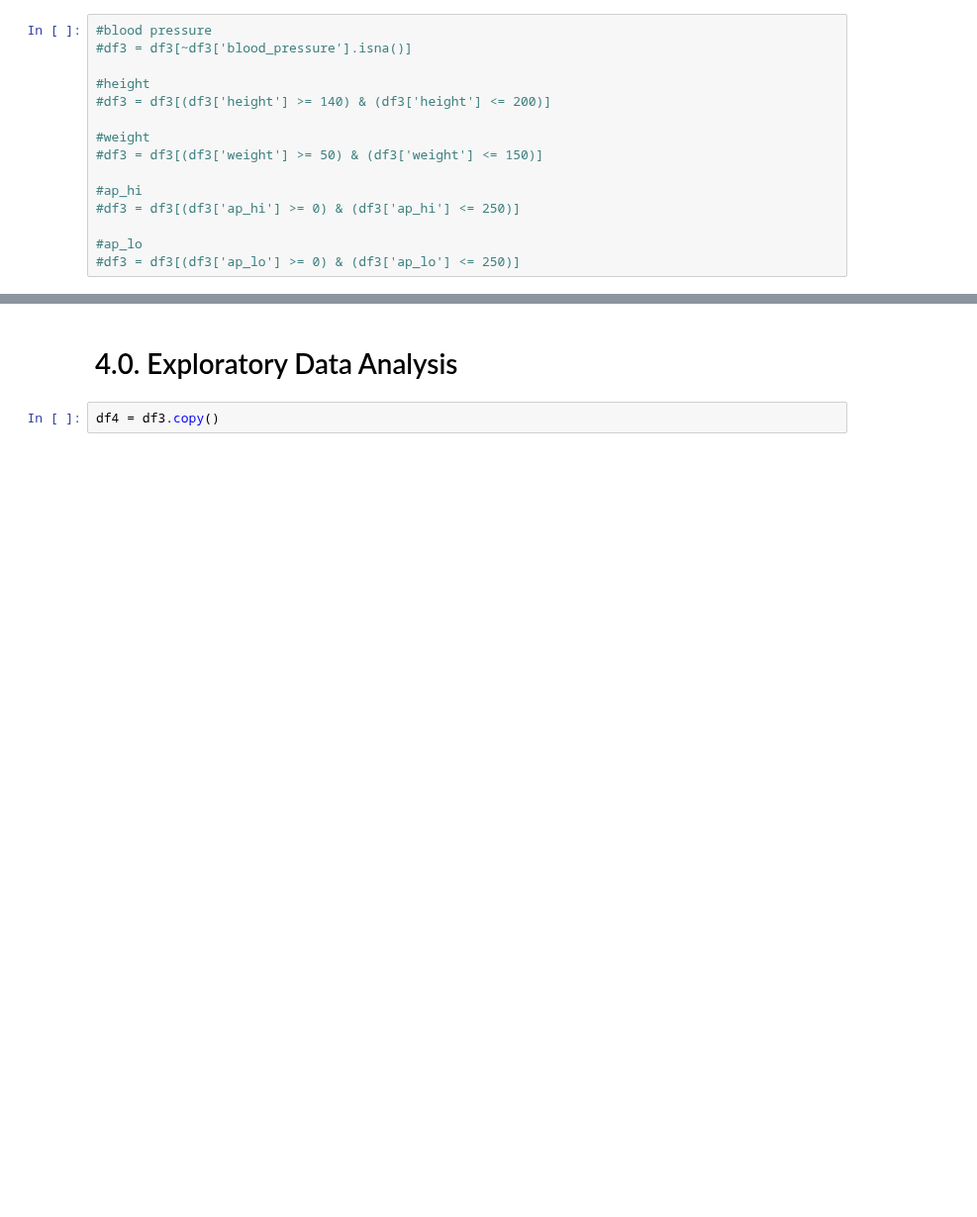
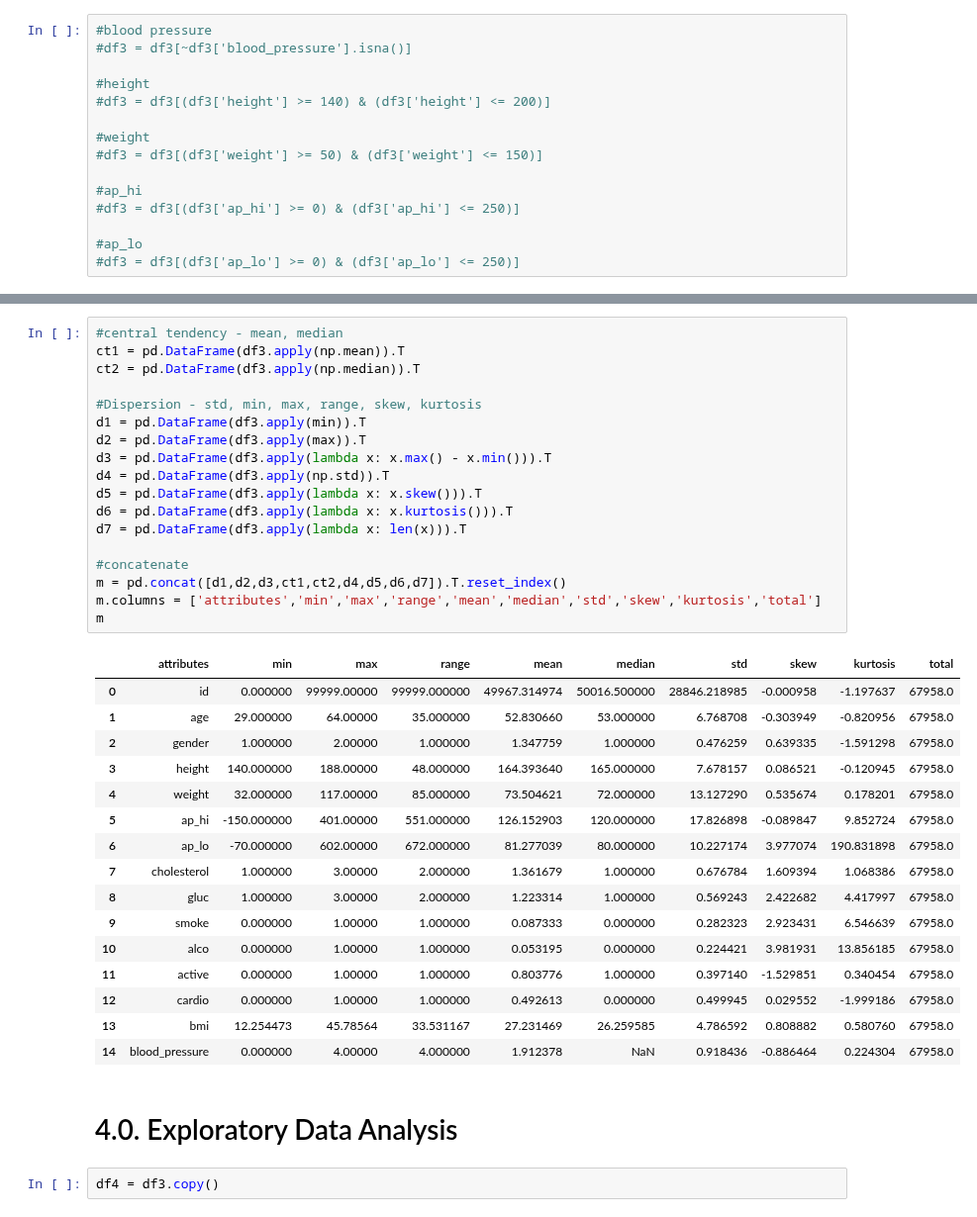
Before and after one commit to HenriqueCR1291/cardio_catch_diseases, a Jupyter notebook: m05_cardio_catch_diseases.ipynb, the cells around one changed output, grey strips where cells are left out. Shown at 99% size. Saved outputs shown, nothing was run; the diff lists cells and outputs as text; blank space fills up the shorter version.

```diff
--- a/m05_cardio_catch_diseases.ipynb
+++ b/m05_cardio_catch_diseases.ipynb
@@ -408,3 +434,38 @@ upper
+# %%
+#central tendency - mean, median
+ct1 = pd.DataFrame(df3.apply(np.mean)).T
+ct2 = pd.DataFrame(df3.apply(np.median)).T
+
+#Dispersion - std, min, max, range, skew, kurtosis
+d1 = pd.DataFrame(df3.apply(min)).T
+d2 = pd.DataFrame(df3.apply(max)).T
+d3 = pd.DataFrame(df3.apply(lambda x: x.max() - x.min())).T
+d4 = pd.DataFrame(df3.apply(np.std)).T
+d5 = pd.DataFrame(df3.apply(lambda x: x.skew())).T
+d6 = pd.DataFrame(df3.apply(lambda x: x.kurtosis())).T
+d7 = pd.DataFrame(df3.apply(lambda x: len(x))).T
+
+#concatenate
+m = pd.concat([d1,d2,d3,ct1,ct2,d4,d5,d6,d7]).T.reset_index()
+m.columns = ['attributes','min','max','range','mean','median','std','skew','kurtosis','total']
+m
+# %% [output]
+|  | attributes | min | max | range | mean | median | std | skew | kurtosis | total |
+| 0 | id | 0.000000 | 99999.00000 | 99999.000000 | 49967.314974 | 50016.500000 | 28846.218985 | -0.000958 | -1.197637 | 67958.0 |
+| 1 | age | 29.000000 | 64.00000 | 35.000000 | 52.830660 | 53.000000 | 6.768708 | -0.303949 | -0.820956 | 67958.0 |
+| 2 | gender | 1.000000 | 2.00000 | 1.000000 | 1.347759 | 1.000000 | 0.476259 | 0.639335 | -1.591298 | 67958.0 |
+| 3 | height | 140.000000 | 188.00000 | 48.000000 | 164.393640 | 165.000000 | 7.678157 | 0.086521 | -0.120945 | 67958.0 |
+| 4 | weight | 32.000000 | 117.00000 | 85.000000 | 73.504621 | 72.000000 | 13.127290 | 0.535674 | 0.178201 | 67958.0 |
+| 5 | ap_hi | -150.000000 | 401.00000 | 551.000000 | 126.152903 | 120.000000 | 17.826898 | -0.089847 | 9.852724 | 67958.0 |
+| 6 | ap_lo | -70.000000 | 602.00000 | 672.000000 | 81.277039 | 80.000000 | 10.227174 | 3.977074 | 190.831898 | 67958.0 |
+| 7 | cholesterol | 1.000000 | 3.00000 | 2.000000 | 1.361679 | 1.000000 | 0.676784 | 1.609394 | 1.068386 | 67958.0 |
+| 8 | gluc | 1.000000 | 3.00000 | 2.000000 | 1.223314 | 1.000000 | 0.569243 | 2.422682 | 4.417997 | 67958.0 |
+| 9 | smoke | 0.000000 | 1.00000 | 1.000000 | 0.087333 | 0.000000 | 0.282323 | 2.923431 | 6.546639 | 67958.0 |
+| 10 | alco | 0.000000 | 1.00000 | 1.000000 | 0.053195 | 0.000000 | 0.224421 | 3.981931 | 13.856185 | 67958.0 |
+| 11 | active | 0.000000 | 1.00000 | 1.000000 | 0.803776 | 1.000000 | 0.397140 | -1.529851 | 0.340454 | 67958.0 |
+| 12 | cardio | 0.000000 | 1.00000 | 1.000000 | 0.492613 | 0.000000 | 0.499945 | 0.029552 | -1.999186 | 67958.0 |
+| 13 | bmi | 12.254473 | 45.78564 | 33.531167 | 27.231469 | 26.259585 | 4.786592 | 0.808882 | 0.580760 | 67958.0 |
+| 14 | blood_pressure | 0.000000 | 4.00000 | 4.000000 | 1.912378 | NaN | 0.918436 | -0.886464 | 0.224304 | 67958.0 |
 # %% [markdown]
 # 4.0. Exploratory Data Analysis
 # %%
```
Also changed, not shown: parts of 48 cells of this notebook.
